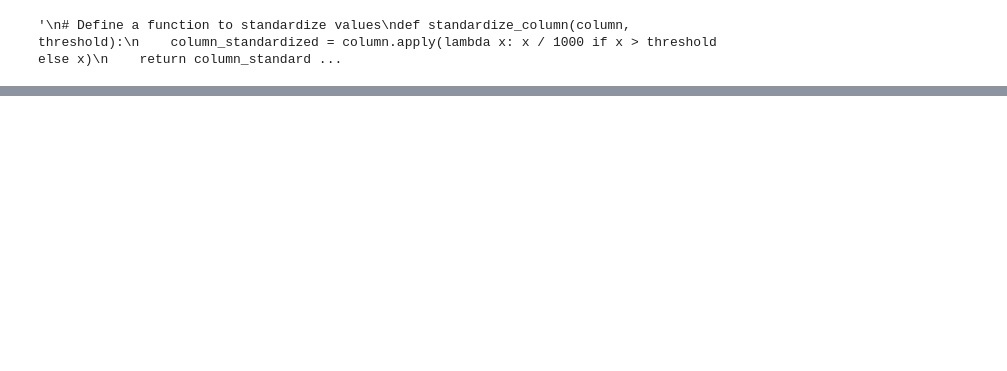
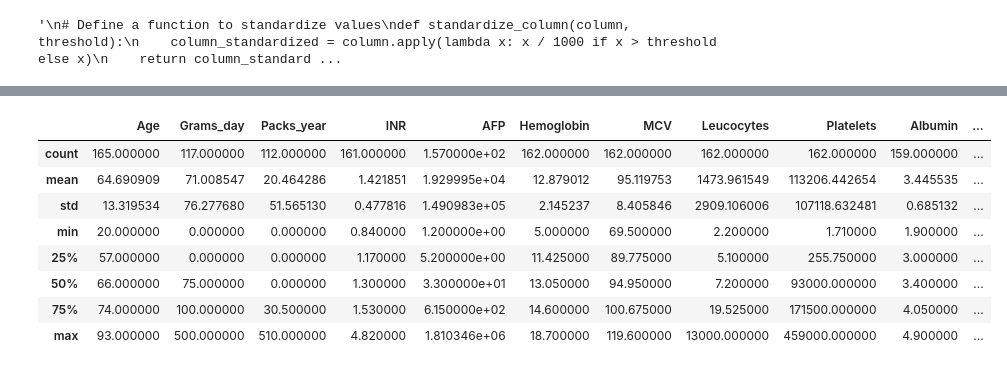
Before and after one commit to raciacd/data_exploration_hcc, a Jupyter notebook: dataset/Checkpoint1.ipynb, the cells around one changed output, grey strips where cells are left out. Saved outputs shown, nothing was run; the diff lists cells and outputs as text; code cells hidden in the pictures; blank space fills up the shorter version.

```diff
--- a/dataset/Checkpoint1.ipynb
+++ b/dataset/Checkpoint1.ipynb
@@ -360,3 +302,15 @@ df.head(5)
+# %%
+df.describe()
+# %% [output]
+|  | Age | Grams_day | Packs_year | INR | AFP | Hemoglobin | MCV | Leucocytes | Platelets | Albumin | ... |
+| count | 165.000000 | 117.000000 | 112.000000 | 161.000000 | 1.570000e+02 | 162.000000 | 162.000000 | 162.000000 | 162.000000 | 159.000000 | ... |
+| mean | 64.690909 | 71.008547 | 20.464286 | 1.421851 | 1.929995e+04 | 12.879012 | 95.119753 | 1473.961549 | 113206.442654 | 3.445535 | ... |
+| std | 13.319534 | 76.277680 | 51.565130 | 0.477816 | 1.490983e+05 | 2.145237 | 8.405846 | 2909.106006 | 107118.632481 | 0.685132 | ... |
+| min | 20.000000 | 0.000000 | 0.000000 | 0.840000 | 1.200000e+00 | 5.000000 | 69.500000 | 2.200000 | 1.710000 | 1.900000 | ... |
+| 25% | 57.000000 | 0.000000 | 0.000000 | 1.170000 | 5.200000e+00 | 11.425000 | 89.775000 | 5.100000 | 255.750000 | 3.000000 | ... |
+| 50% | 66.000000 | 75.000000 | 0.000000 | 1.300000 | 3.300000e+01 | 13.050000 | 94.950000 | 7.200000 | 93000.000000 | 3.400000 | ... |
+| 75% | 74.000000 | 100.000000 | 30.500000 | 1.530000 | 6.150000e+02 | 14.600000 | 100.675000 | 19.525000 | 171500.000000 | 4.050000 | ... |
+| max | 93.000000 | 500.000000 | 510.000000 | 4.820000 | 1.810346e+06 | 18.700000 | 119.600000 | 13000.000000 | 459000.000000 | 4.900000 | ... |
 # %%
 #About the call distribution, besides the info being above, we need to check the distribution of the target variable to see if it is balanced or not.
 class_counts = df['Class'].value_counts()
```
Also changed, not shown: parts of 7 cells of this notebook.
